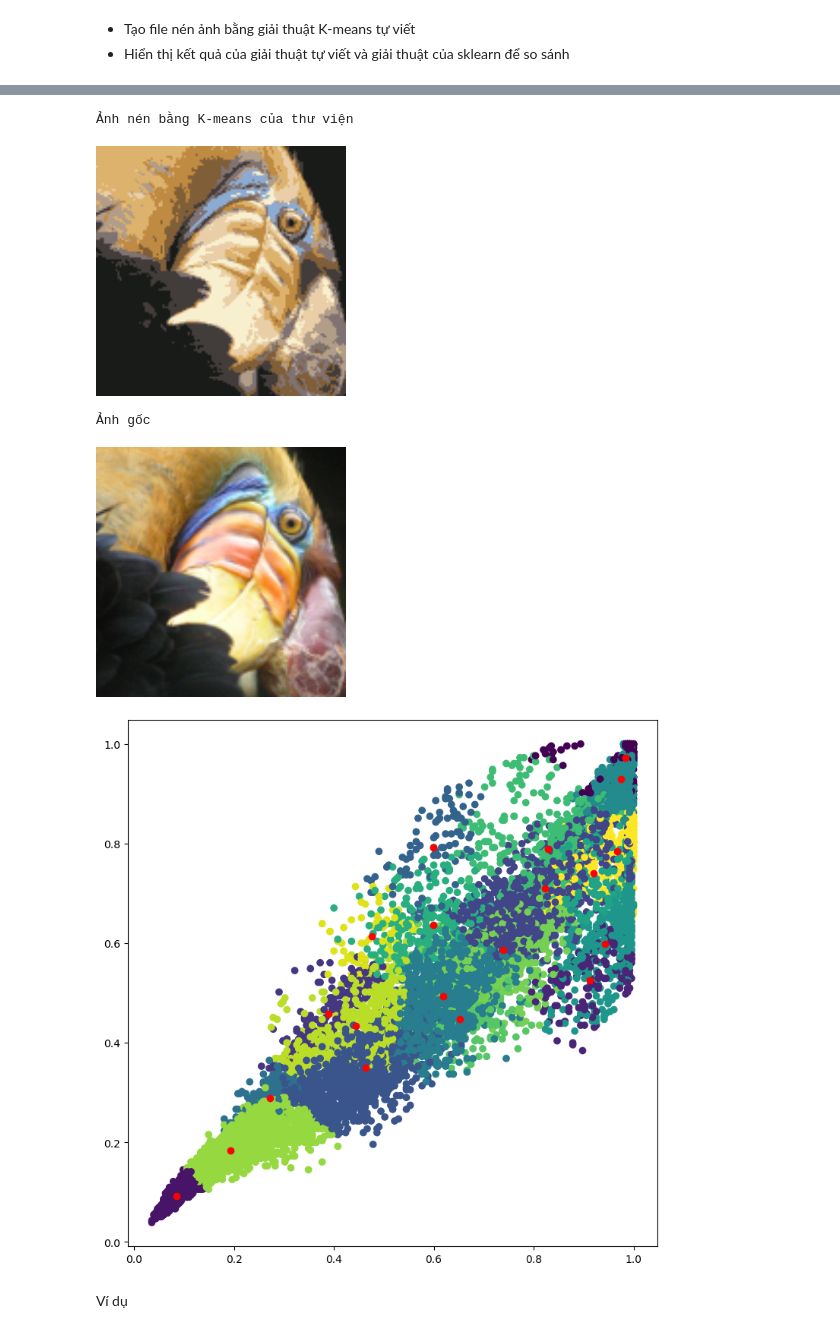
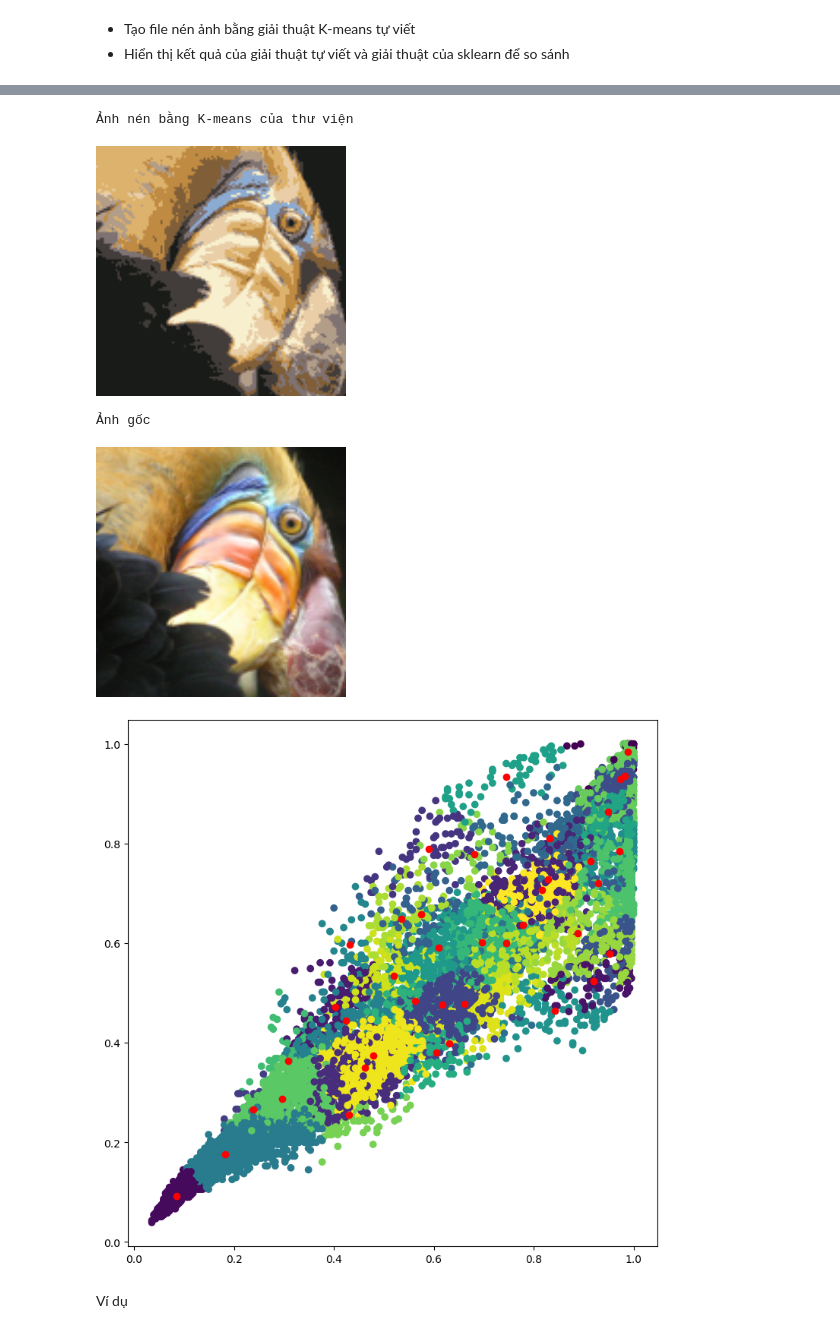
Before and after one commit to namdeptraivcd/Foundation_model_trainning, a Jupyter notebook: src/hm7/Homework.ipynb, the cells around one changed output, grey strips where cells are left out. Cells and saved outputs as stored; diff of their text form; code cells hidden in the pictures.

```diff
--- a/src/hm7/Homework.ipynb
+++ b/src/hm7/Homework.ipynb
@@ -186,7 +186,7 @@ Mỗi điểm ảnh có số chiều =  3
 - Tạo file nén ảnh bằng giải thuật K-means tự viết
 - Hiển thị kết quả của giải thuật tự viết và giải thuật của sklearn để so sánh
 # %%
-n_color = 20
+n_color = 40
 best_centroid, label = k_means(data_img, n_cluster= n_color)
 print(label)
 
@@ -222,7 +222,7 @@ display(Image(path_img, width=250, unconfined=True))
 Ảnh nén bằng K-means của thư viện
 [figure]
 Ảnh gốc
 [figure]
-[figure, old version]
+[figure, new version]
 # %% [markdown]
 Ví dụ
```
Also changed, not shown: parts of 1 cell of this notebook, 6 other files.
